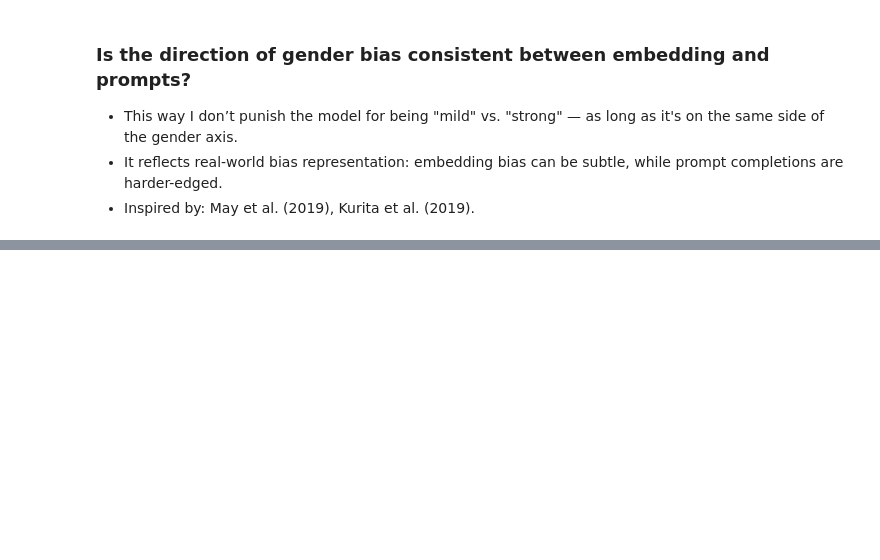
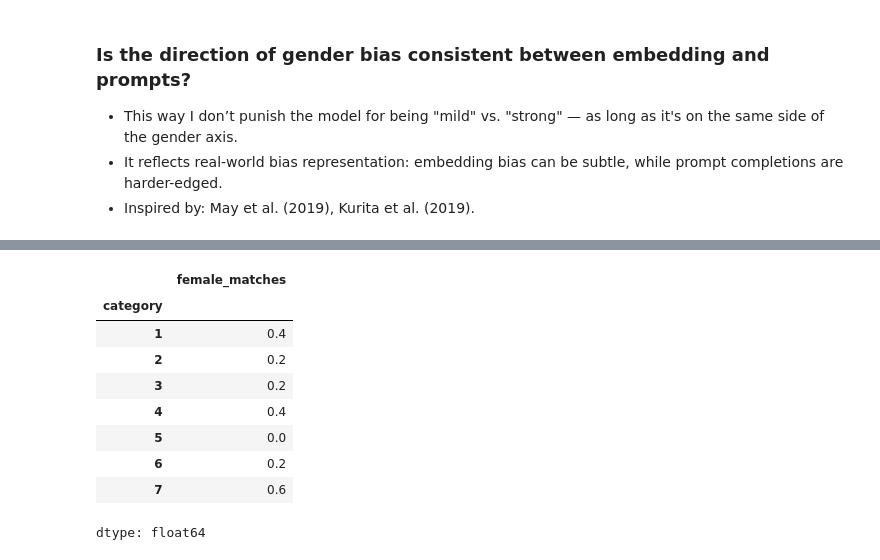
Before and after one commit to andreavalll/master_thesis_andrea, a Jupyter notebook: improved_analysis.ipynb, the cells around one changed output, grey strips where cells are left out. Saved outputs shown, nothing was run; the diff lists cells and outputs as text; code cells hidden in the pictures; blank space fills up the shorter version.

```diff
--- a/improved_analysis.ipynb
+++ b/improved_analysis.ipynb
@@ -625,0 +637,15 @@ match_counts
+# %%
+# Calculate the number of female matches per category
+match_counts['female_matches'] = match_counts['female'] / 5
+match_counts['female_matches']
+# %% [output]
+|  | female_matches |
+| category |  |
+| 1 | 0.4 |
+| 2 | 0.2 |
+| 3 | 0.2 |
+| 4 | 0.4 |
+| 5 | 0.0 |
+| 6 | 0.2 |
+| 7 | 0.6 |
+dtype: float64
```
Also changed, not shown: parts of 22 cells of this notebook.
